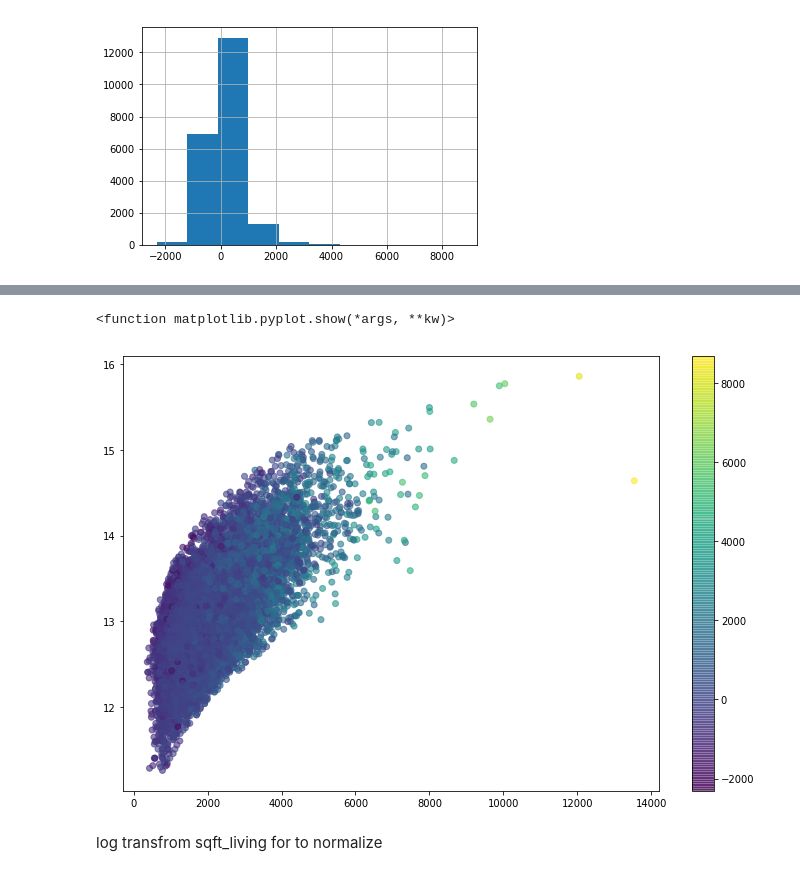
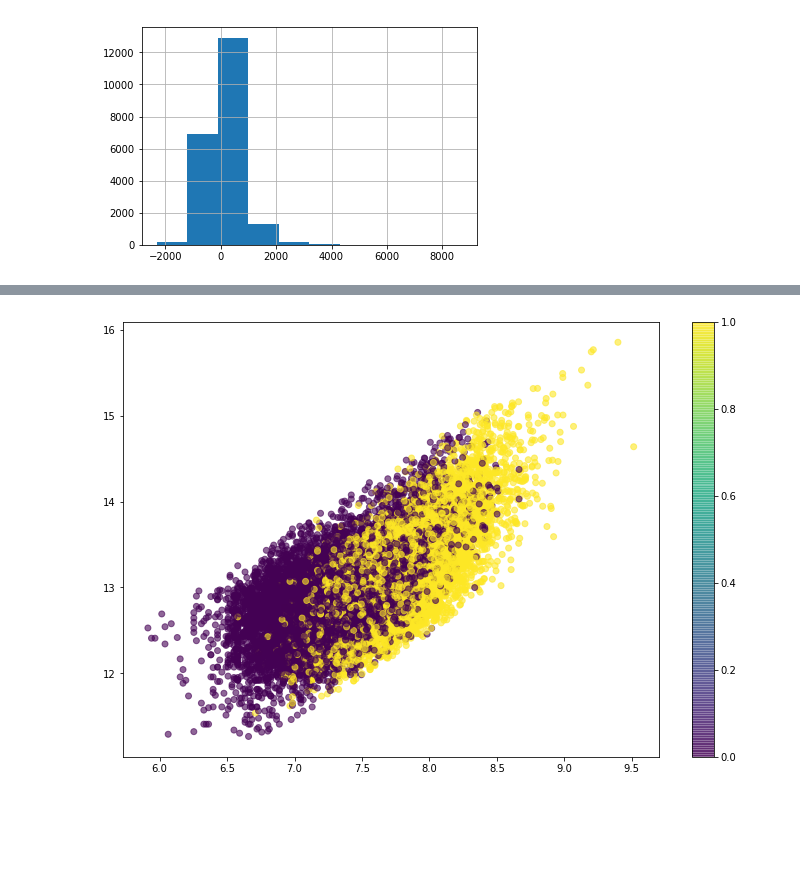
Before and after one commit to ktzioumis/Kings-County-Housing-Prices, a Jupyter notebook: student.ipynb, the cells around one changed output, grey strips where cells are left out. Saved outputs shown, nothing was run; the diff lists cells and outputs as text; code cells hidden in the pictures; blank space fills up the shorter version.

```diff
--- a/student.ipynb
+++ b/student.ipynb
@@ -645,5 +628,3 @@ plt.show()
 [figure]
 # %% [markdown]
 cool, very normal. Apply to dataframe
-# %%
-df.price=price_log
@@ -764,10 +838,7 @@ df.jones.hist()
 # %%
 plt.figure(figsize=(12,8))
-plt.scatter(df.sqft_living,df.price, alpha=0.6, c=df.jones)
+plt.scatter(log_sqft_living,price_log, alpha=0.6, c=df.jones>0)
 plt.colorbar()
 plt.show()
 # %% [output]
-<function matplotlib.pyplot.show(*args, **kw)>
-[figure, old version]
+[figure, new version]
-# %% [markdown]
-log transfrom sqft_living for to normalize
```
Also changed, not shown: parts of 31 cells of this notebook.
